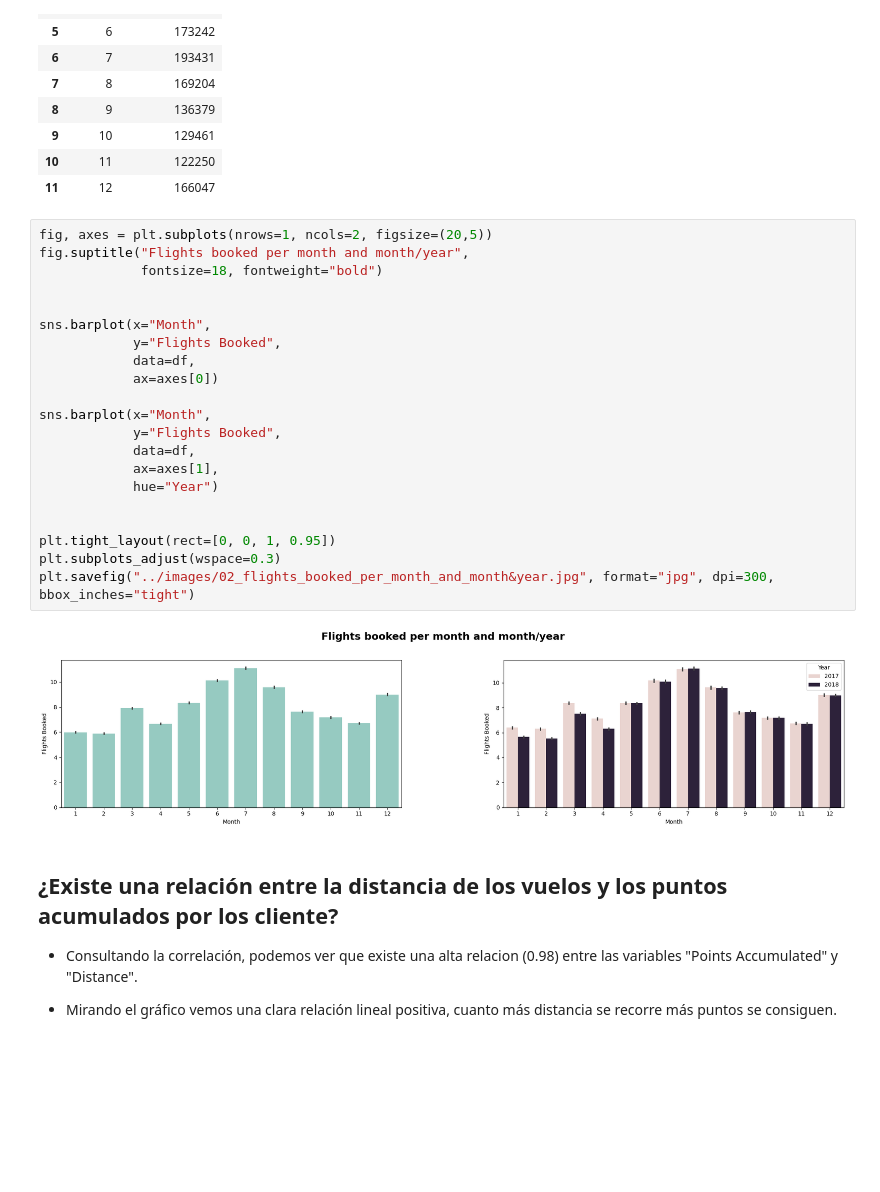
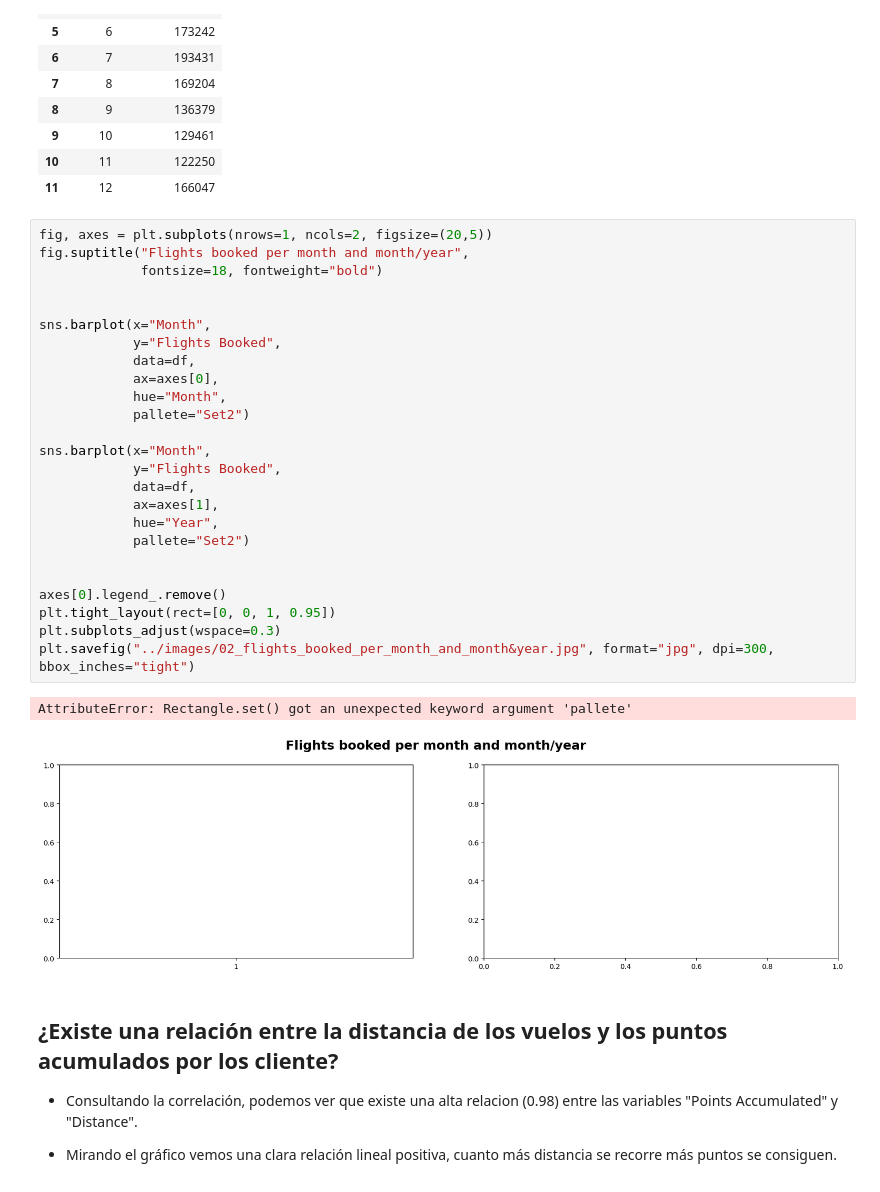
Before and after one commit to Adalab/bda-modulo-3-evaluacion-final-Andrea-Gauger, a Jupyter notebook: notebooks/03_visualizacion.ipynb, the cells around one changed output. Cells and saved outputs as stored; diff of their text form; blank space fills up the shorter version.

```diff
--- a/notebooks/03_visualizacion.ipynb
+++ b/notebooks/03_visualizacion.ipynb
@@ -146,26 +143,31 @@ vuelos_mes
 # %%
 fig, axes = plt.subplots(nrows=1, ncols=2, figsize=(20,5))
 fig.suptitle("Flights booked per month and month/year",
              fontsize=18, fontweight="bold")
 
 
 sns.barplot(x="Month",
             y="Flights Booked",
             data=df,
-            ax=axes[0])
+            ax=axes[0],
+            hue="Month",
+            pallete="Set2")
 
 sns.barplot(x="Month",
             y="Flights Booked",
             data=df,
             ax=axes[1],
-            hue="Year")
+            hue="Year",
+            pallete="Set2")
 
 
+axes[0].legend_.remove()
 plt.tight_layout(rect=[0, 0, 1, 0.95])
 plt.subplots_adjust(wspace=0.3)
 plt.savefig("../images/02_flights_booked_per_month_and_month&year.jpg", format="jpg", dpi=300, bbox_inches="tight")
 # %% [output]
+AttributeError: Rectangle.set() got an unexpected keyword argument 'pallete'
-[figure, old version]
+[figure, new version]
 # %% [markdown]
 ## ¿Existe una relación entre la distancia de los vuelos y los puntos acumulados por los cliente?
 
```
Also changed, not shown: parts of 22 cells of this notebook, 4 other files.
